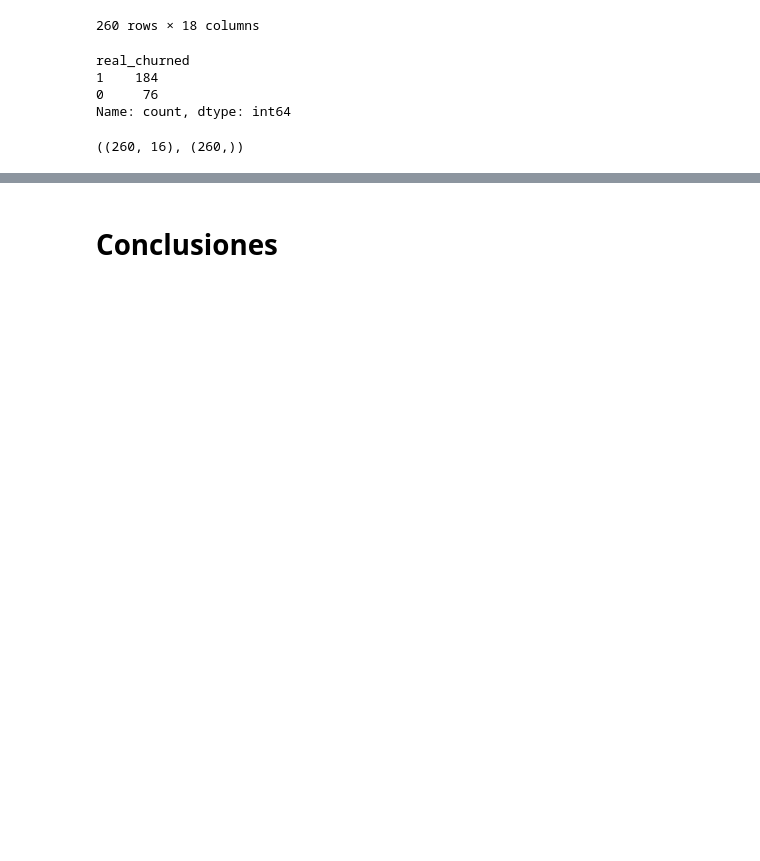
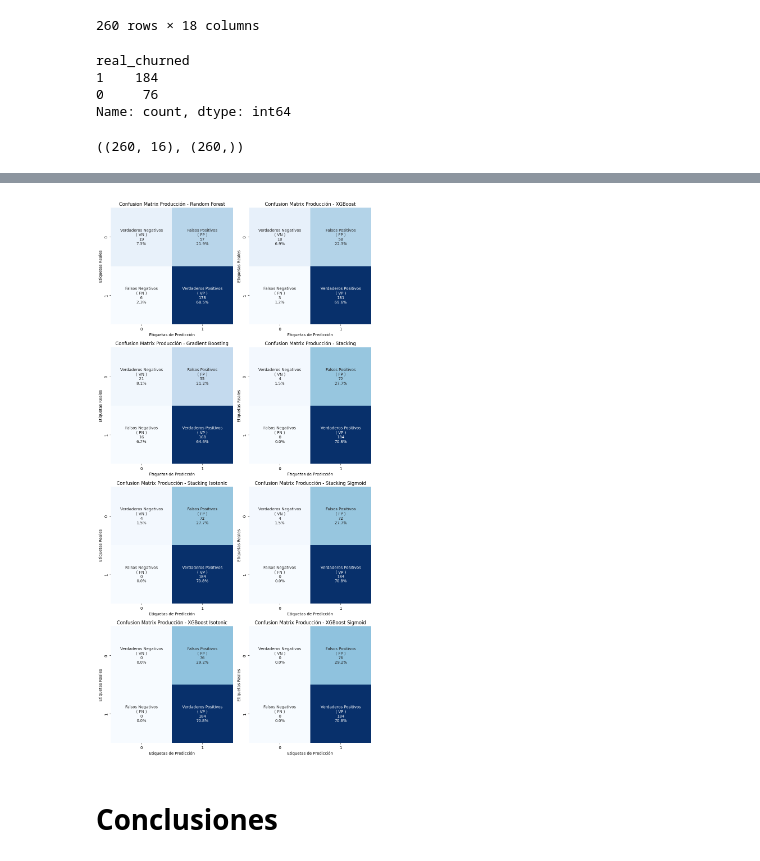
Before and after one commit to diego-carrera/e13-proyecto-integrador, a Jupyter notebook: Avance5.E13.ipynb, the cells around one changed output, grey strips where cells are left out. Saved outputs shown, nothing was run; the diff lists cells and outputs as text; code cells hidden in the pictures; blank space fills up the shorter version.

```diff
--- a/Avance5.E13.ipynb
+++ b/Avance5.E13.ipynb
@@ -868,2 +832,37 @@ avg / total       0.80      0.72      0.33      0.62      0.23      0.05       2
+# %%
+fig, ax = plt.subplots(4, 2, figsize=(10, 20))
+ax = ax.ravel()
+
+for i, (model, name) in enumerate(clf_list):
+    y_pred = model.predict(Xprod)
+    cm = confusion_matrix(y_real, y_pred)
+
+    txt = [
+        "Verdaderos Negativos",
+        "Falsos Positivos",
+        "Falsos Negativos",
+        "Verdaderos Positivos",
+    ]
+    vf = ["( VN )", "( FP )", "( FN )", "( VP )"]
+    frecuencia = ["{0:0.0f}".format(value) for value in cm.flatten()]
+    porcentaje = ["{0:.1%}".format(value) for value in cm.flatten() / np.sum(cm)]
+
+    labels = [
+        f"{v1}\n{v2}\n{v3}\n{v4}"
+        for v1, v2, v3, v4 in zip(txt, vf, frecuencia, porcentaje)
+    ]
+    labels = np.asarray(labels).reshape(2, 2)
+
+
+
+    sns.heatmap(cm, annot=labels, fmt="", cmap="Blues", ax=ax[i], cbar=False)
+    ax[i].set_title(f"Confusion Matrix Producción - {name}")
+    ax[i].set_xlabel("Etiquetas de Predicción")
+    ax[i].set_ylabel("Etiquetas Reales")
+
+plt.tight_layout()
+plt.show()
+# %% [output]
+[figure, added]
 # %% [markdown]
 # Conclusiones
```
Also changed, not shown: parts of 3 cells of this notebook.
